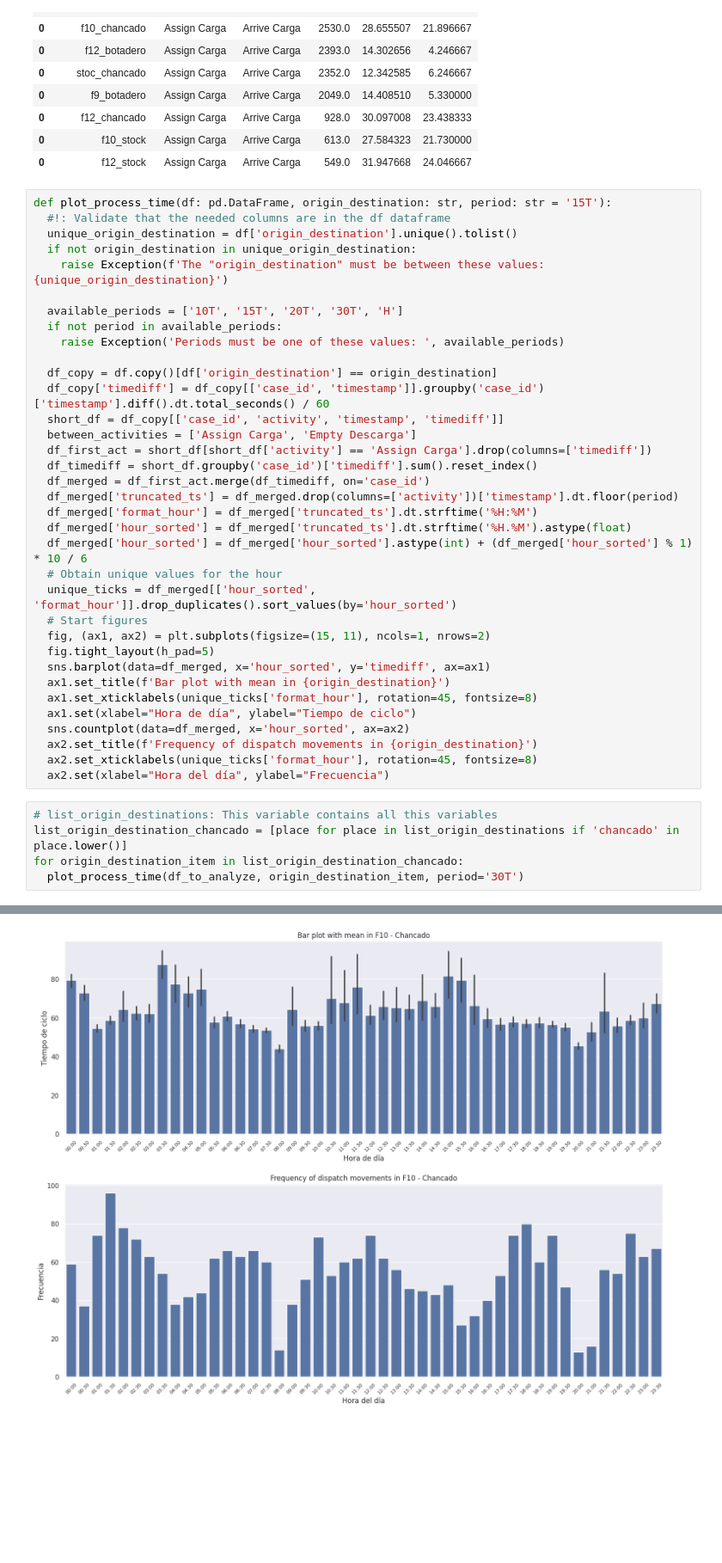
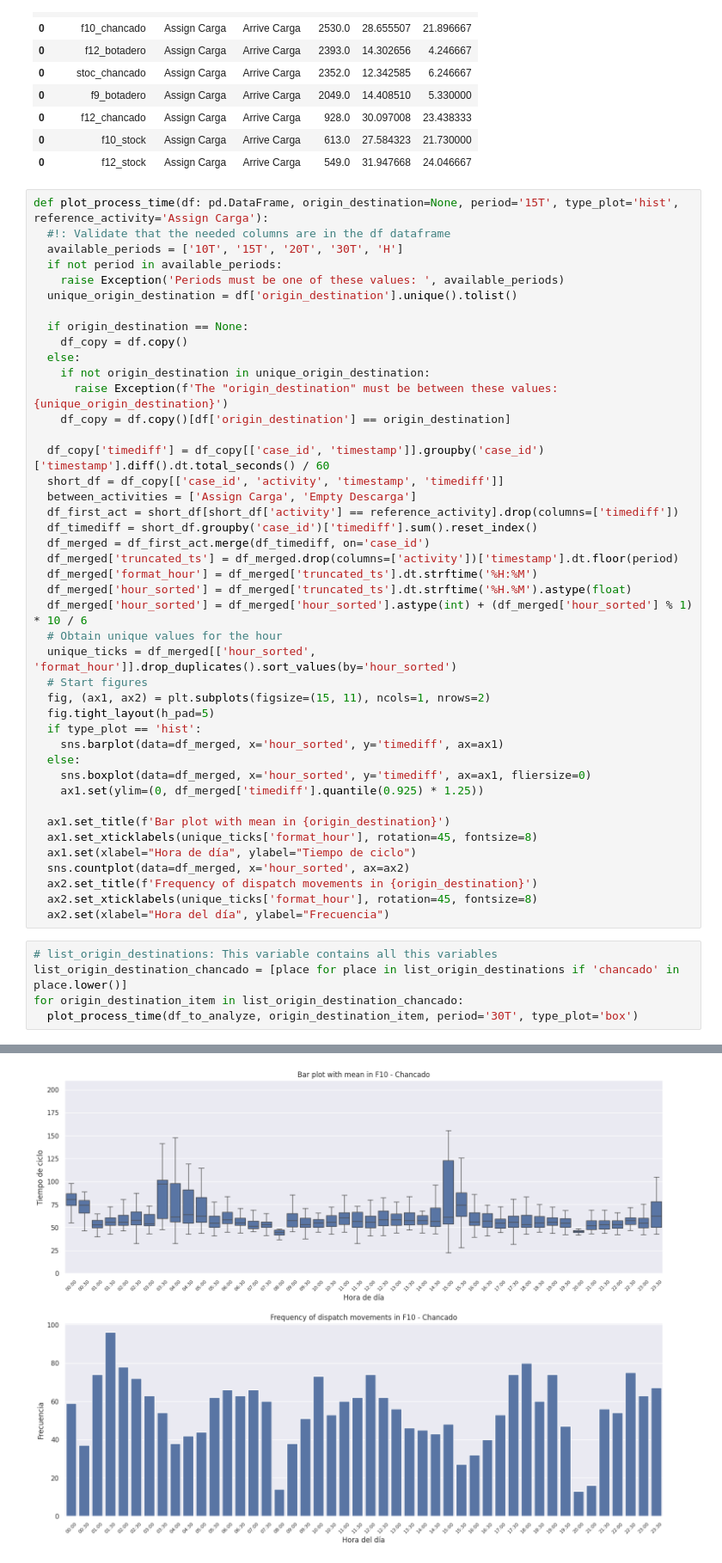
Before and after one commit to AlvaroEscalonaB/PM_MLP, a Jupyter notebook: dispatch-chancado.ipynb, the cells around one changed output, grey strips where cells are left out. Shown at 86% size. Saved outputs shown, nothing was run; the diff lists cells and outputs as text; blank space fills up the shorter version.

```diff
--- a/dispatch-chancado.ipynb
+++ b/dispatch-chancado.ipynb
@@ -228,21 +228,24 @@ summary_per_df[summary_per_df['initial_activity'] == 'Assign Carga']
 | 0 | f10_stock | Assign Carga | Arrive Carga | 613.0 | 27.584323 | 21.730000 |
 | 0 | f12_stock | Assign Carga | Arrive Carga | 549.0 | 31.947668 | 24.046667 |
 # %%
-def plot_process_time(df: pd.DataFrame, origin_destination: str, period: str = '15T'):
+def plot_process_time(df: pd.DataFrame, origin_destination=None, period='15T', type_plot='hist', reference_activity='Assign Carga'):
   #!: Validate that the needed columns are in the df dataframe
-  unique_origin_destination = df['origin_destination'].unique().tolist()
-  if not origin_destination in unique_origin_destination:
-    raise Exception(f'The "origin_destination" must be between these values: {unique_origin_destination}')
-
   available_periods = ['10T', '15T', '20T', '30T', 'H']
   if not period in available_periods:
     raise Exception('Periods must be one of these values: ', available_periods)
+  unique_origin_destination = df['origin_destination'].unique().tolist()
 
-  df_copy = df.copy()[df['origin_destination'] == origin_destination]
+  if origin_destination == None:
+    df_copy = df.copy()
+  else:
+    if not origin_destination in unique_origin_destination:
+      raise Exception(f'The "origin_destination" must be between these values: {unique_origin_destination}')
+    df_copy = df.copy()[df['origin_destination'] == origin_destination]
+
   df_copy['timediff'] = df_copy[['case_id', 'timestamp']].groupby('case_id')['timestamp'].diff().dt.total_seconds() / 60
   short_df = df_copy[['case_id', 'activity', 'timestamp', 'timediff']]
   between_activities = ['Assign Carga', 'Empty Descarga']
-  df_first_act = short_df[short_df['activity'] == 'Assign Carga'].drop(columns=['timediff'])
+  df_first_act = short_df[short_df['activity'] == reference_activity].drop(columns=['timediff'])
   df_timediff = short_df.groupby('case_id')['timediff'].sum().reset_index()
   df_merged = df_first_act.merge(df_timediff, on='case_id')
   df_merged['truncated_ts'] = df_merged.drop(columns=['activity'])['timestamp'].dt.floor(period)
@@ -254,7 +257,12 @@ def plot_process_time(df: pd.DataFrame, origin_destination: str, period: str = '
   # Start figures
   fig, (ax1, ax2) = plt.subplots(figsize=(15, 11), ncols=1, nrows=2)
   fig.tight_layout(h_pad=5)
-  sns.barplot(data=df_merged, x='hour_sorted', y='timediff', ax=ax1)
+  if type_plot == 'hist':
+    sns.barplot(data=df_merged, x='hour_sorted', y='timediff', ax=ax1)
+  else:
+    sns.boxplot(data=df_merged, x='hour_sorted', y='timediff', ax=ax1, fliersize=0)
+    ax1.set(ylim=(0, df_merged['timediff'].quantile(0.925) * 1.25))
+
   ax1.set_title(f'Bar plot with mean in {origin_destination}')
   ax1.set_xticklabels(unique_ticks['format_hour'], rotation=45, fontsize=8)
   ax1.set(xlabel="Hora de día", ylabel="Tiempo de ciclo")
@@ -266,5 +274,5 @@ def plot_process_time(df: pd.DataFrame, origin_destination: str, period: str = '
 # list_origin_destinations: This variable contains all this variables
 list_origin_destination_chancado = [place for place in list_origin_destinations if 'chancado' in place.lower()]
 for origin_destination_item in list_origin_destination_chancado:
-  plot_process_time(df_to_analyze, origin_destination_item, period='30T')
+  plot_process_time(df_to_analyze, origin_destination_item, period='30T', type_plot='box')
 # %% [output]
@@ -272 +280 @@ for origin_destination_item in list_origin_destination_chancado:
-[figure, old version]
+[figure, new version]
```
Also changed, not shown: parts of 4 cells of this notebook.
